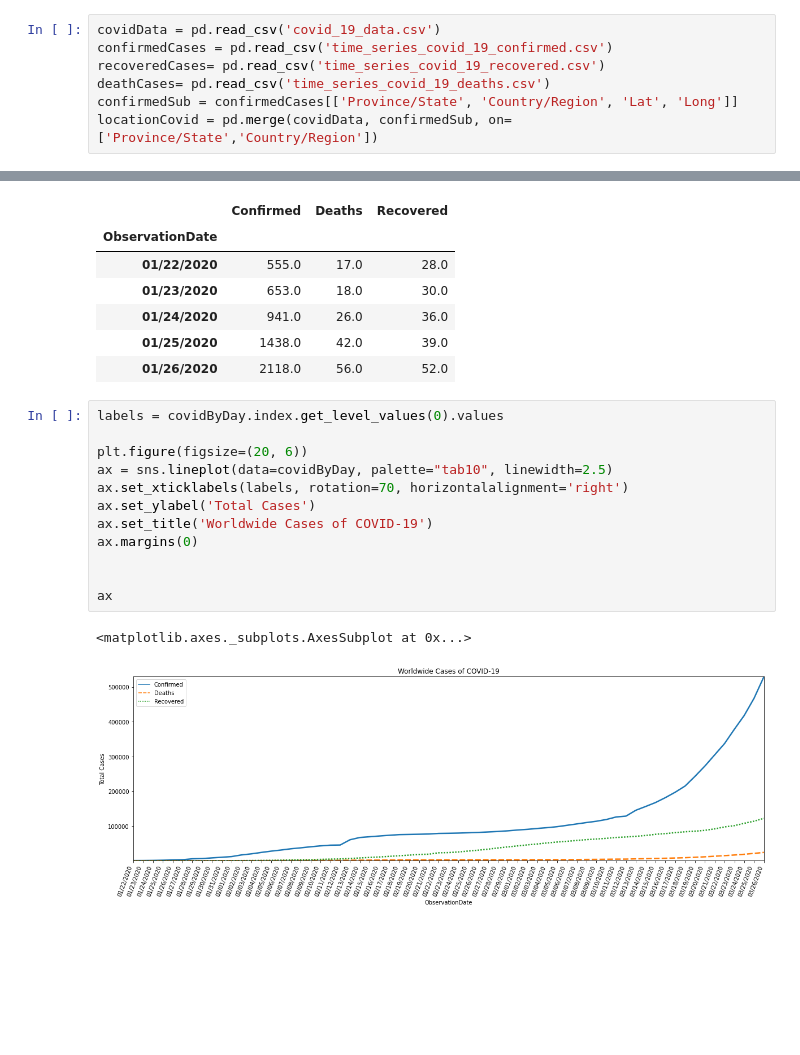
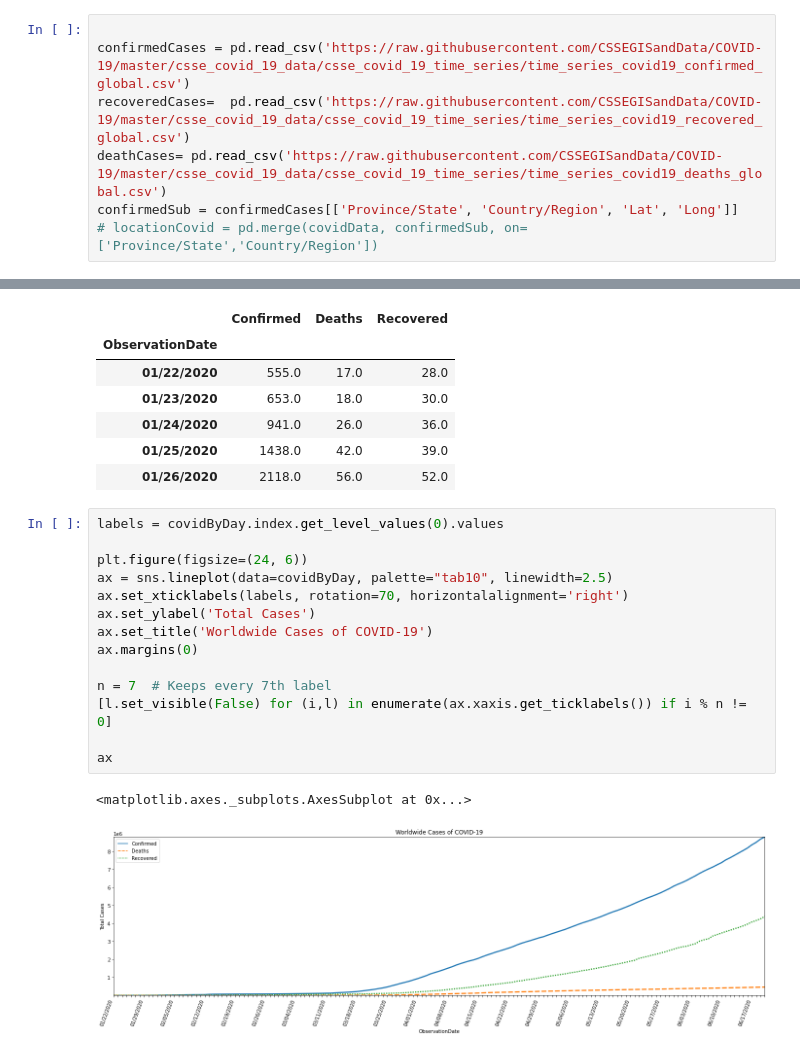
Before and after one commit to akats16/CoronaVirusAnalysis, a Jupyter notebook: ExploringCovid.ipynb, the cells around one changed output, grey strips where cells are left out. Cells and saved outputs as stored; diff of their text form; blank space fills up the shorter version.

```diff
--- a/ExploringCovid.ipynb
+++ b/ExploringCovid.ipynb
@@ -15,10 +20,10 @@ from matplotlib.ticker import MaxNLocator
 
 Additionally, I created a dataset that explores how many confirmed, recovered, and death cases there are across the globe on January 22,2020 to March 26,2020
 # %%
-covidData = pd.read_csv('covid_19_data.csv')
-confirmedCases = pd.read_csv('time_series_covid_19_confirmed.csv')
-recoveredCases= pd.read_csv('time_series_covid_19_recovered.csv')
-deathCases= pd.read_csv('time_series_covid_19_deaths.csv')
+
+confirmedCases = pd.read_csv('https://raw.githubusercontent.com/CSSEGISandData/COVID-19/master/csse_covid_19_data/csse_covid_19_time_series/time_series_covid19_confirmed_global.csv')
+recoveredCases=  pd.read_csv('https://raw.githubusercontent.com/CSSEGISandData/COVID-19/master/csse_covid_19_data/csse_covid_19_time_series/time_series_covid19_recovered_global.csv')
+deathCases= pd.read_csv('https://raw.githubusercontent.com/CSSEGISandData/COVID-19/master/csse_covid_19_data/csse_covid_19_time_series/time_series_covid19_deaths_global.csv')
 confirmedSub = confirmedCases[['Province/State', 'Country/Region', 'Lat', 'Long']]
-locationCovid = pd.merge(covidData, confirmedSub, on=['Province/State','Country/Region'])
+# locationCovid = pd.merge(covidData, confirmedSub, on=['Province/State','Country/Region'])
 # %% [markdown]
@@ -78,18 +83,20 @@ covidByDay.head()
 # %%
 labels = covidByDay.index.get_level_values(0).values
 
-plt.figure(figsize=(20, 6))
+plt.figure(figsize=(24, 6))
 ax = sns.lineplot(data=covidByDay, palette="tab10", linewidth=2.5)
 ax.set_xticklabels(labels, rotation=70, horizontalalignment='right')
 ax.set_ylabel('Total Cases')
 ax.set_title('Worldwide Cases of COVID-19')
 ax.margins(0)
 
+n = 7  # Keeps every 7th label
+[l.set_visible(False) for (i,l) in enumerate(ax.xaxis.get_ticklabels()) if i % n != 0]
 
 ax
 # %% [output]
 <matplotlib.axes._subplots.AxesSubplot at 0x...>
-[figure, old version]
+[figure, new version]
 # %%
 worldwide = px.density_mapbox(locationCovid, lat='Lat', lon='Long', hover_name='Country/Region',
                   animation_frame='ObservationDate', zoom=0, radius=10,
```
Also changed, not shown: parts of 13 cells of this notebook.
